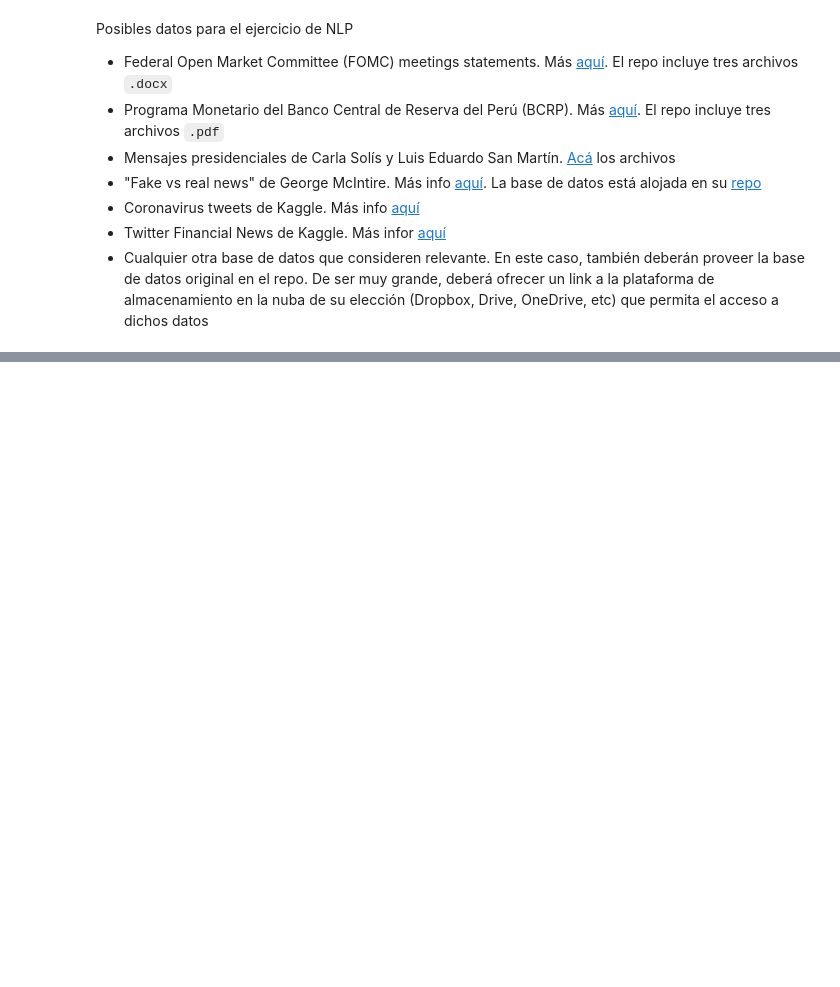
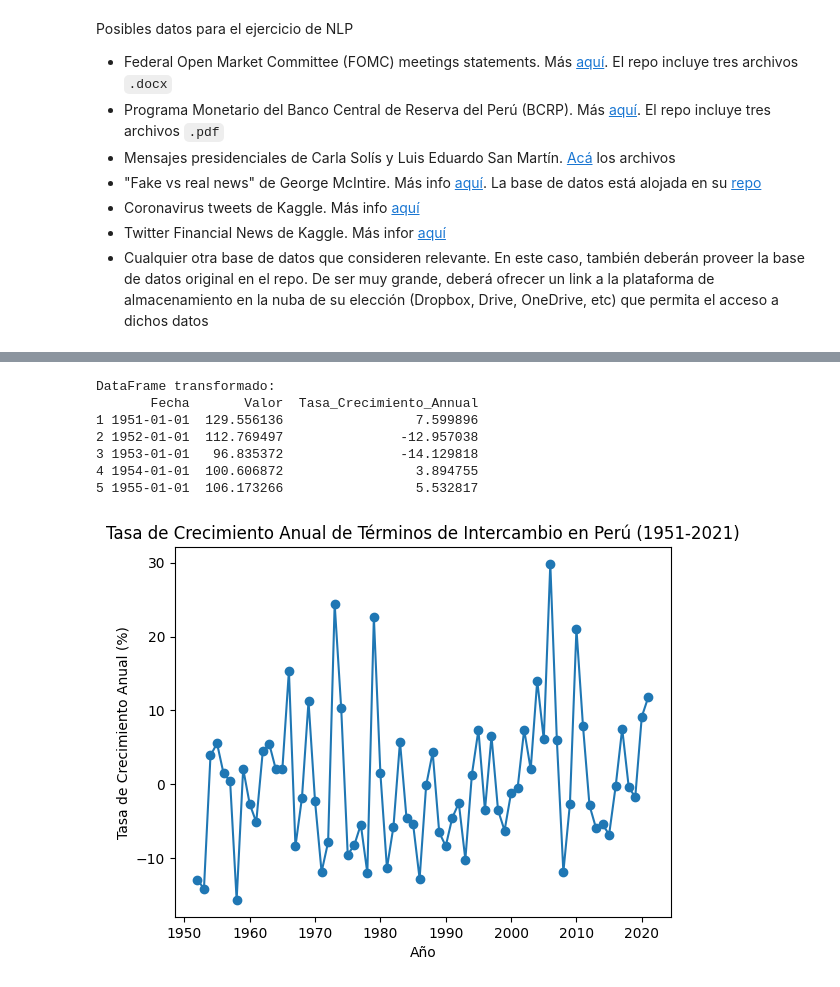
Before and after one commit to qlab-intro-python/proyecto-final-gustavo_elias_trabajo_final, a Jupyter notebook: proyecto_final_plantilla.ipynb, the cells around one changed output, grey strips where cells are left out. Saved outputs shown, nothing was run; the diff lists cells and outputs as text; code cells hidden in the pictures; blank space fills up the shorter version.

```diff
--- a/proyecto_final_plantilla.ipynb
+++ b/proyecto_final_plantilla.ipynb
@@ -133,0 +117,53 @@ plt.show()
+# %%
+def transformar_base_datos_cruda(data_cruda):
+    periodos = data_cruda.get('periods', [])
+    valores = [float(periodo['values'][0].replace(',', '')) for periodo in periodos]
+    fechas = [pd.to_datetime(periodo['name']) for periodo in periodos]
+
+    # Crear DataFrame transformado
+    df_transformado = pd.DataFrame({
+        'Fecha': fechas,
+        'Valor': valores
+    })
+
+    return df_transformado
+
+def calcular_tasa_crecimiento_anual(df_transformado):
+    # Calcular la tasa de crecimiento anual
+    df_transformado['Tasa_Crecimiento_Annual'] = df_transformado['Valor'].pct_change() * 100
+
+    # Eliminar la primera fila con valor NaN
+    df_transformado = df_transformado.dropna()
+
+    return df_transformado
+
+# Obtener datos de términos de intercambio
+url_ti = 'https://estadisticas.bcrp.gob.pe/estadisticas/series/api/PM05563BA/json/1950/2021'
+response_ti = requests.get(url_ti)
+data_ti = response_ti.json()
+
+# Aplicar la transformación de la base de datos cruda
+df_ti_transformado = transformar_base_datos_cruda(data_ti)
+
+# Calcular la tasa de crecimiento anual
+df_ti_transformado = calcular_tasa_crecimiento_anual(df_ti_transformado)
+
+# Imprimir las primeras filas del DataFrame transformado
+print("DataFrame transformado:")
+print(df_ti_transformado.head())
+
+# Crear gráfico con la tasa de crecimiento anual
+plt.plot(df_ti_transformado['Fecha'][1:], df_ti_transformado['Tasa_Crecimiento_Annual'][1:], marker='o')
+plt.title('Tasa de Crecimiento Anual de Términos de Intercambio en Perú (1951-2021)')
+plt.xlabel('Año')
+plt.ylabel('Tasa de Crecimiento Anual (%)')
+plt.show()
+# %% [output]
+DataFrame transformado:
+       Fecha       Valor  Tasa_Crecimiento_Annual
+1 1951-01-01  129.556136                 7.599896
+2 1952-01-01  112.769497               -12.957038
+3 1953-01-01   96.835372               -14.129818
+4 1954-01-01  100.606872                 3.894755
+5 1955-01-01  106.173266                 5.532817
+[figure, added]
```
Also changed, not shown: parts of 2 cells of this notebook.
